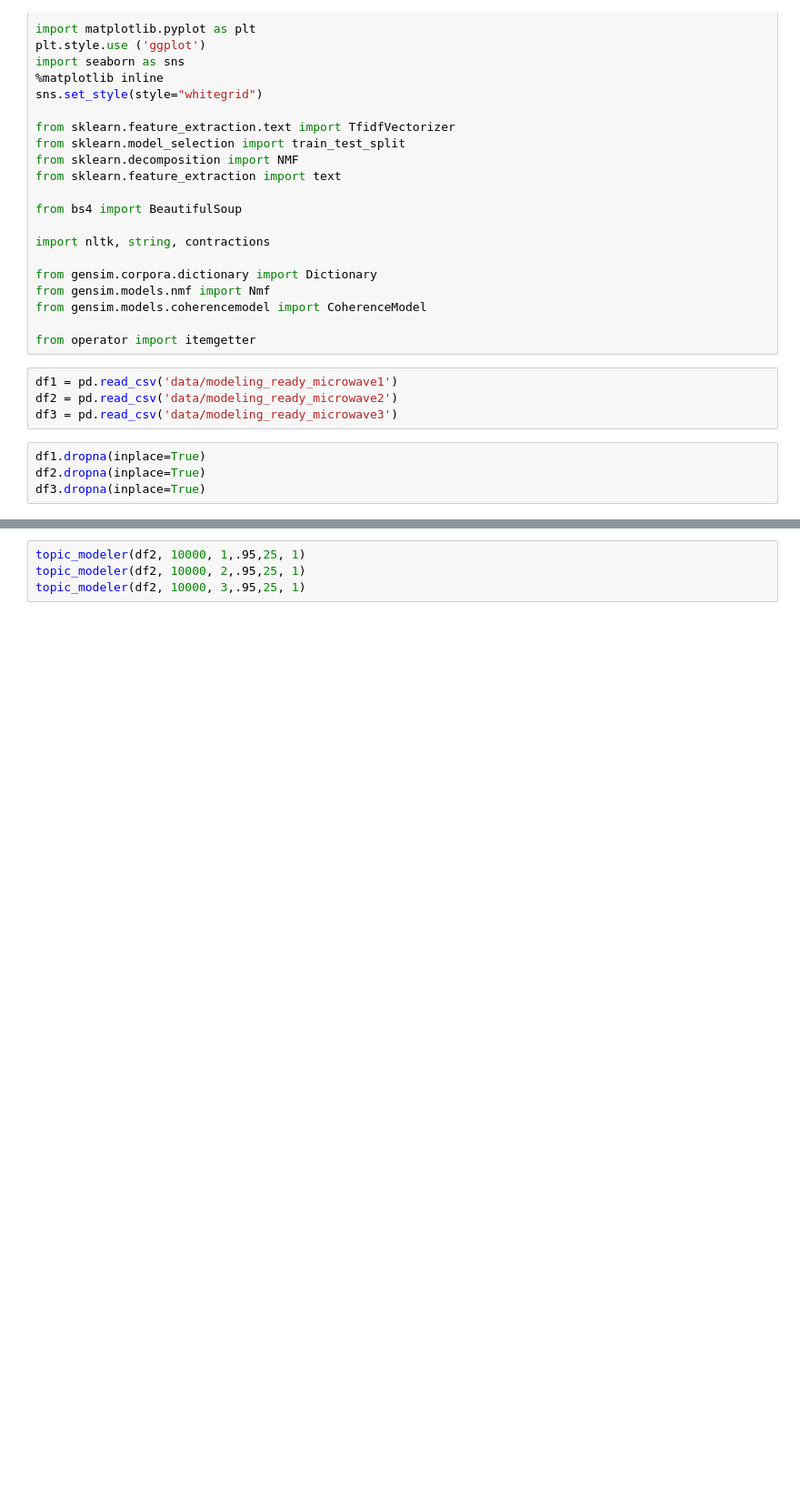
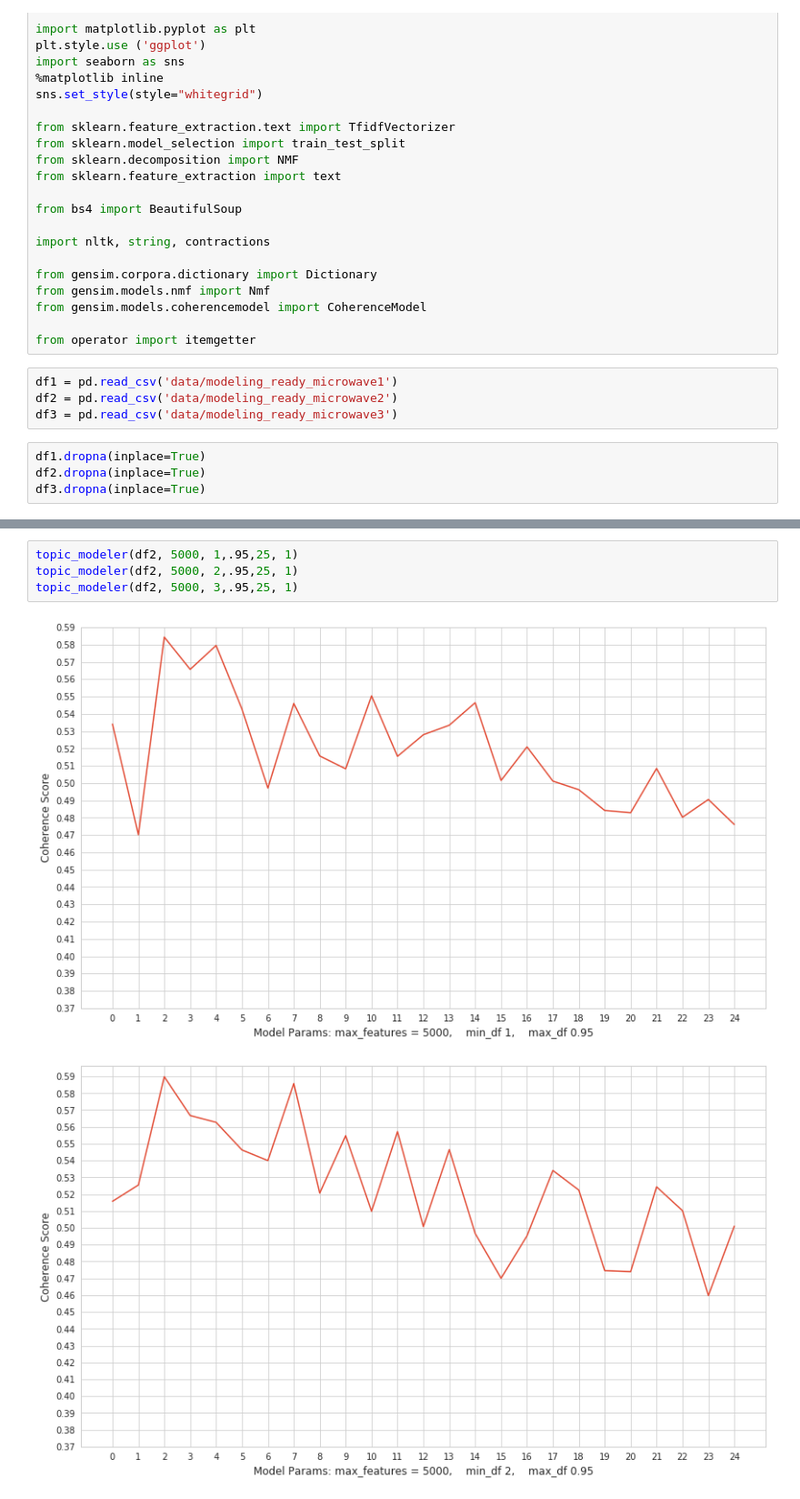
Before and after one commit to GrilledJeez/amazon_product_feature_analysis, a Jupyter notebook: topic_count_selection.ipynb, the cells around one changed output, grey strips where cells are left out. Shown at 91% size. Saved outputs shown, nothing was run; the diff lists cells and outputs as text; blank space fills up the shorter version.

```diff
--- a/topic_count_selection.ipynb
+++ b/topic_count_selection.ipynb
@@ -107,6 +107,9 @@ topic_modeler(df1, 10000, 3,.95,25, 1)
 [figure]
 [figure]
 # %%
-topic_modeler(df2, 10000, 1,.95,25, 1)
-topic_modeler(df2, 10000, 2,.95,25, 1)
-topic_modeler(df2, 10000, 3,.95,25, 1)
+topic_modeler(df2, 5000, 1,.95,25, 1)
+topic_modeler(df2, 5000, 2,.95,25, 1)
+topic_modeler(df2, 5000, 3,.95,25, 1)
+# %% [output]
+[figure, added]
+[figure, added]
```
Also changed, not shown: parts of 4 cells of this notebook, 2 other files.
